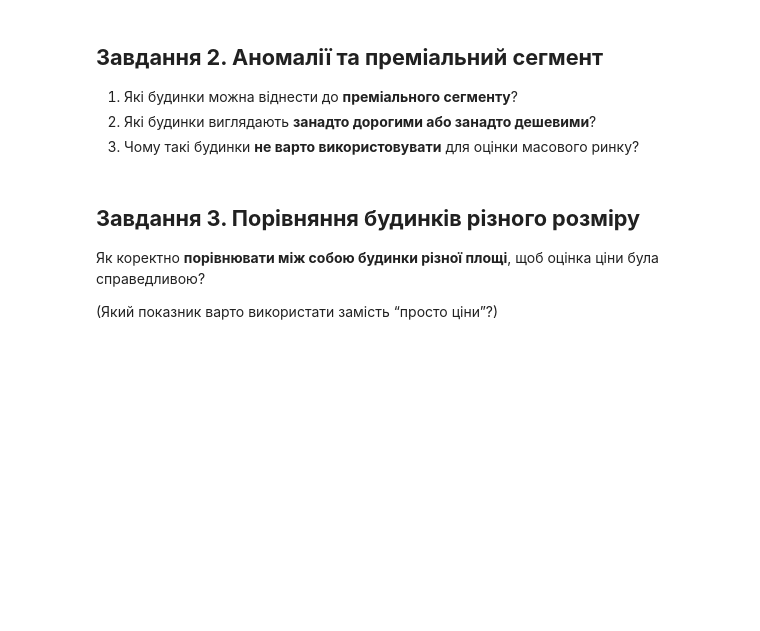
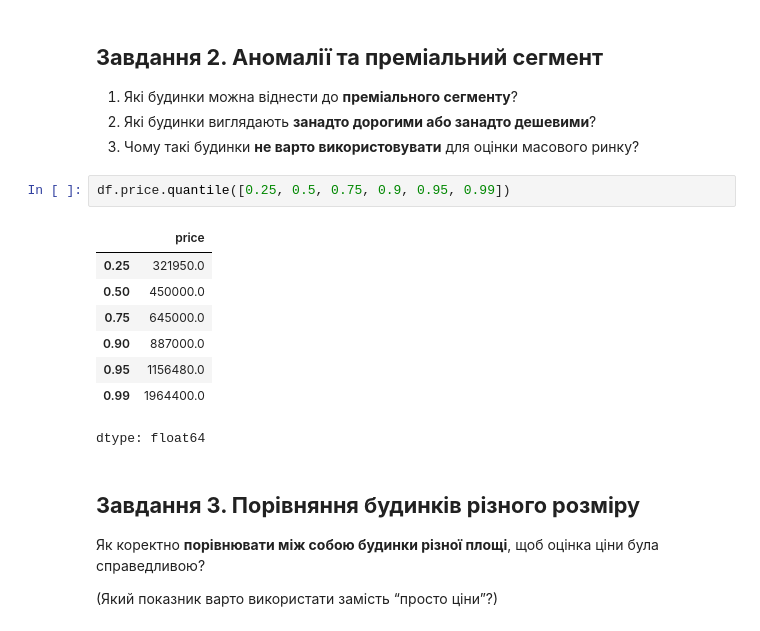
Before and after one commit to cpython-projects/da_27_07_2026, a Jupyter notebook: lesson_14_hw.ipynb, the cells around one changed output. Saved outputs shown, nothing was run; the diff lists cells and outputs as text; blank space fills up the shorter version.

```diff
--- a/lesson_14_hw.ipynb
+++ b/lesson_14_hw.ipynb
@@ -41,6 +72,17 @@ df
 1. Які будинки можна віднести до **преміального сегменту**?
 2. Які будинки виглядають **занадто дорогими або занадто дешевими**?
 3. Чому такі будинки **не варто використовувати** для оцінки масового ринку?
+# %%
+df.price.quantile([0.25, 0.5, 0.75, 0.9, 0.95, 0.99])
+# %% [output]
+|  | price |
+| 0.25 | 321950.0 |
+| 0.50 | 450000.0 |
+| 0.75 | 645000.0 |
+| 0.90 | 887000.0 |
+| 0.95 | 1156480.0 |
+| 0.99 | 1964400.0 |
+dtype: float64
 # %% [markdown]
 ## **Завдання 3. Порівняння будинків різного розміру**
 
```
Also changed, not shown: parts of 10 cells of this notebook.
